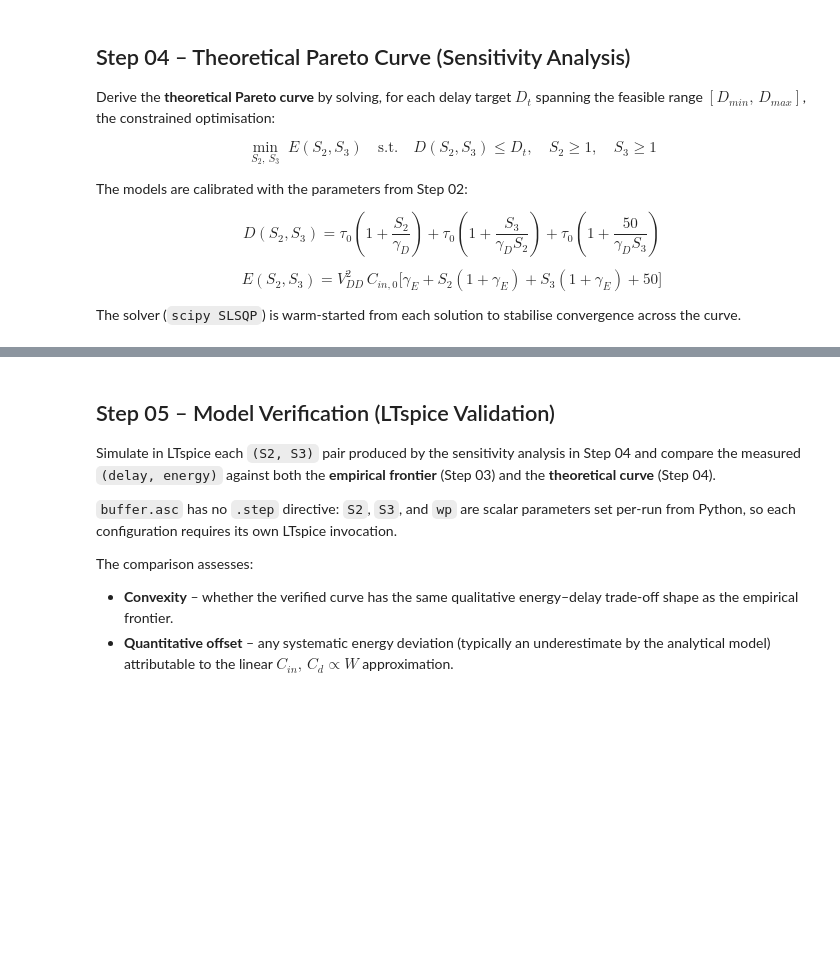
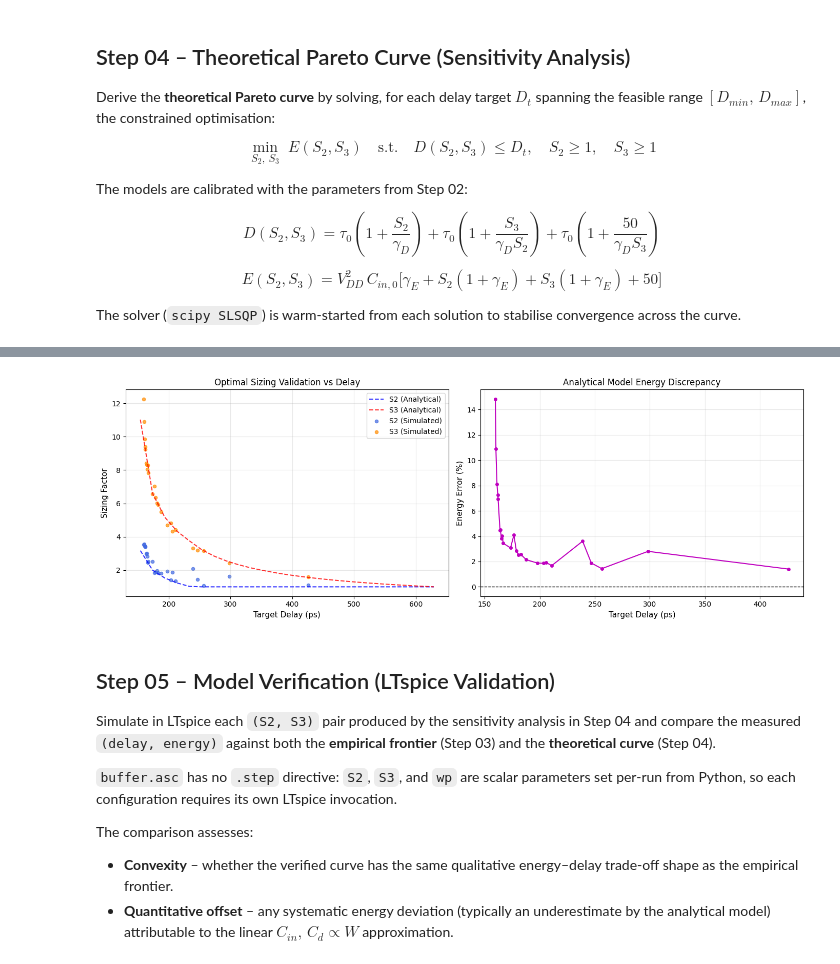
Before and after one commit to XBlayz/Low_power-projects, a Jupyter notebook: notebooks/project-01.ipynb, the cells around one changed output, grey strips where cells are left out. Cells and saved outputs as stored; diff of their text form; code cells hidden in the pictures; blank space fills up the shorter version.

```diff
--- a/notebooks/project-01.ipynb
+++ b/notebooks/project-01.ipynb
@@ -858,3 +952,61 @@ plt.show()
+# %%
+# --- STEP 04.6: DETAILED COMPARISON (SIZING & ENERGY ERROR) ---
+# Quantifies the discrepancy between the analytical model and SPICE simulations.
+# Requires interpolating theoretical energy to match empirical delay points.
+
+from scipy.interpolate import interp1d
+
+# Define valid overlap range to avoid extrapolation errors during interpolation
+min_d = df_pareto_theoretical["delay"].min()
+max_d = df_pareto_theoretical["delay"].max()
+df_emp_overlap = df_pareto_empirical[
+    (df_pareto_empirical["delay"] >= min_d) &
+    (df_pareto_empirical["delay"] <= max_d)
+].copy()
+
+# Interpolate theoretical model over the empirical delay grid
+interp_energy_theo = interp1d(df_pareto_theoretical["delay"],
+                              df_pareto_theoretical["energy_tot"],
+                              kind='cubic')
+
+E_theo_interp = interp_energy_theo(df_emp_overlap["delay"])
+df_emp_overlap["energy_error_pct"] = ((df_emp_overlap["energy_tot"] - E_theo_interp) / E_theo_interp) * 100
+
+
+fig, (ax1, ax2) = plt.subplots(1, 2, figsize=(14, 5))
+
+# Plot 1: Optimal Sizing Trajectories Comparison
+ax1.plot(df_pareto_theoretical["delay"] * 1e12, df_pareto_theoretical["S2"],
+         "b--", alpha=0.8, label="S2 (Analytical)")
+ax1.plot(df_pareto_theoretical["delay"] * 1e12, df_pareto_theoretical["S3"],
+         "r--", alpha=0.8, label="S3 (Analytical)")
+
+ax1.scatter(df_pareto_empirical["delay"] * 1e12, df_pareto_empirical["S2"],
+            color="royalblue", s=20, alpha=0.7, label="S2 (Simulated)")
+ax1.scatter(df_pareto_empirical["delay"] * 1e12, df_pareto_empirical["S3"],
+            color="darkorange", s=20, alpha=0.7, label="S3 (Simulated)")
+
+ax1.set_xlabel("Target Delay (ps)", fontsize=11)
+ax1.set_ylabel("Sizing Factor", fontsize=11)
+ax1.set_title("Optimal Sizing Validation vs Delay", fontsize=12)
+ax1.legend()
+ax1.grid(True, alpha=0.3)
+
+# Plot 2: Relative Energy Modeling Error
+ax2.plot(df_emp_overlap["delay"] * 1e12, df_emp_overlap["energy_error_pct"],
+         "m-o", markersize=4, linewidth=1.5)
+ax2.axhline(0, color='black', linestyle='--', linewidth=1)
+
+ax2.set_xlabel("Target Delay (ps)", fontsize=11)
+ax2.set_ylabel("Energy Error (%)", fontsize=11)
+ax2.set_title("Analytical Model Energy Discrepancy", fontsize=12)
+ax2.grid(True, alpha=0.3)
+
+plt.tight_layout()
+plt.savefig(OUTPUT_FIG_FOLDER / "step04_model_accuracy_analysis.png", dpi=300)
+plt.show()
+# %% [output]
+[figure, added]
 # %% [markdown]
 ## Step 05 – Model Verification (LTspice Validation)
 
```
Also changed, not shown: parts of 13 cells of this notebook.
